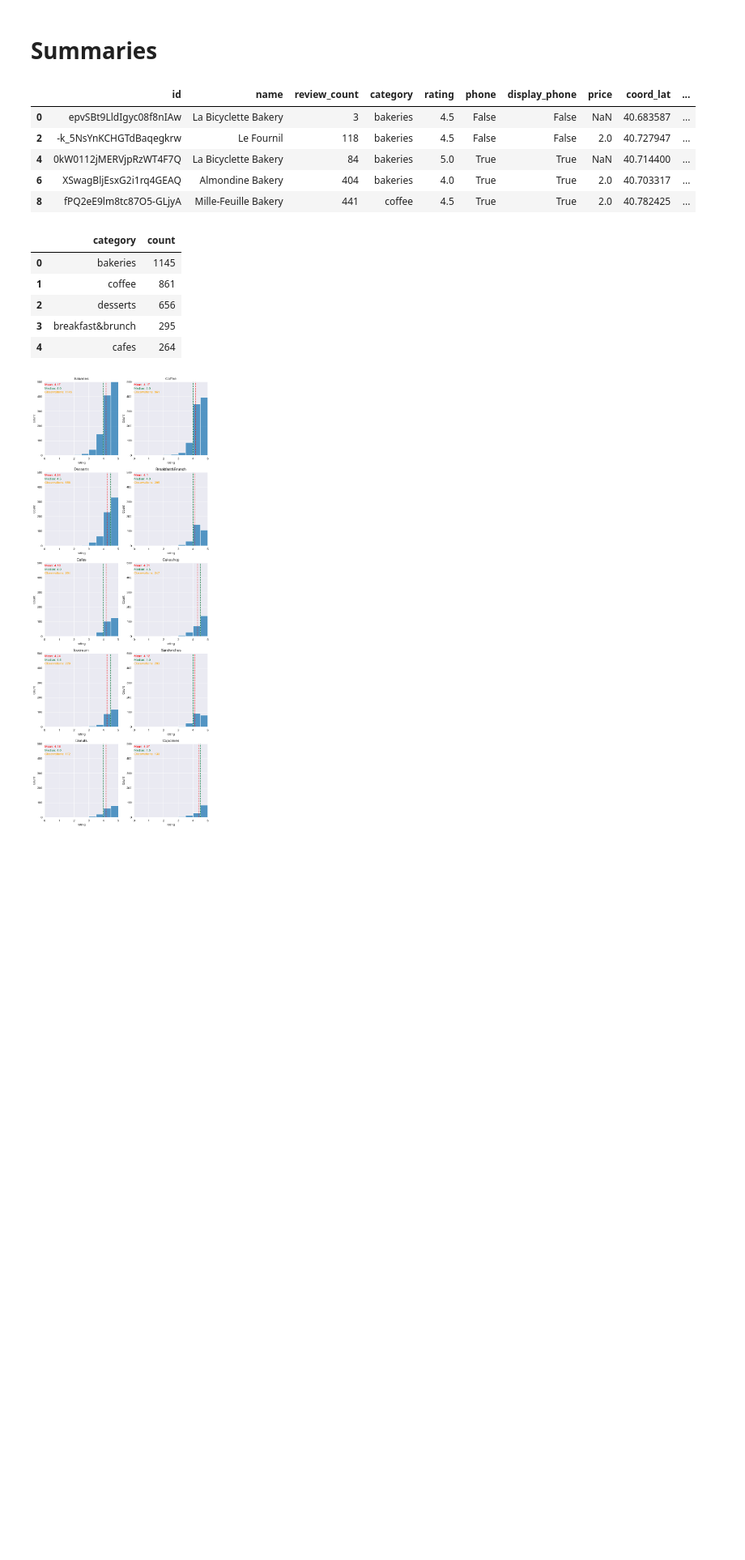
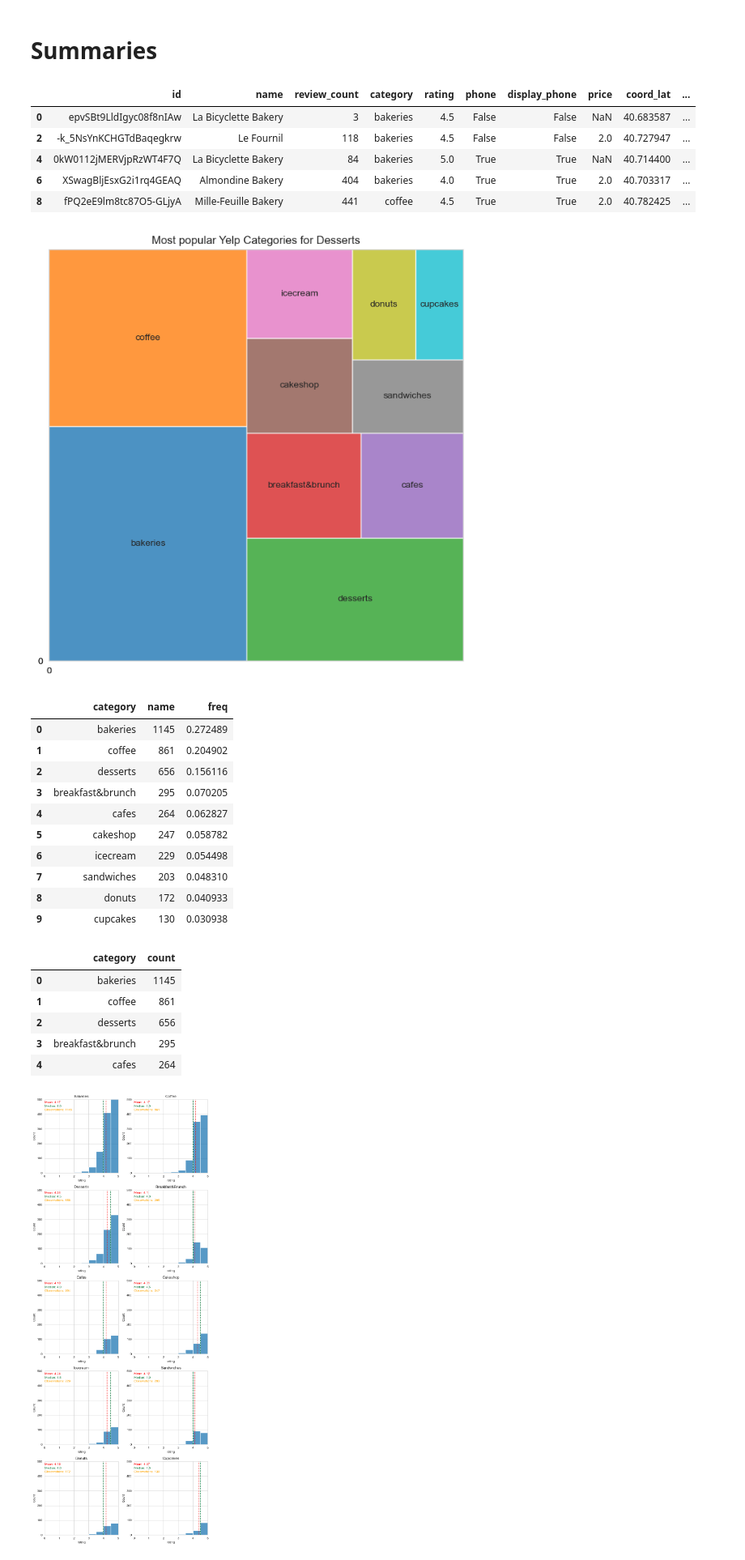
Before and after one commit to anderoos/analysis-of-nyc-bakeries, a Jupyter notebook: summary_analysis.ipynb, the cells around one changed output. Shown at 81% size. Drawn from its saved outputs; the diff is of its cells as text; code cells hidden in the pictures; blank space fills up the shorter version.

```diff
--- a/summary_analysis.ipynb
+++ b/summary_analysis.ipynb
@@ -30,3 +31,35 @@ df_main.head()
 | 4 | 0kW0112jMERVjpRzWT4F7Q | La Bicyclette Bakery | 84 | bakeries | 5.0 | True | True | NaN | 40.714400 | ... |
 | 6 | XSwagBljEsxG2i1rq4GEAQ | Almondine Bakery | 404 | bakeries | 4.0 | True | True | 2.0 | 40.703317 | ... |
 | 8 | fPQ2eE9lm8tc87O5-GLjyA | Mille-Feuille Bakery | 441 | coffee | 4.5 | True | True | 2.0 | 40.782425 | ... |
+# %%
+# Distribution of business category
+category_agg = df_main.groupby('category').agg({'name': 'count'}).sort_values(by='name', ascending=False).reset_index()
+
+ten_colors = sns.color_palette()
+
+import squarify
+to_squarify = category_agg.iloc[:10,:]
+to_squarify_sum = sum(to_squarify.name)
+to_squarify['freq'] = to_squarify.name.apply(lambda x: x/to_squarify_sum)
+
+fig7, ax7 = plt.subplots(figsize=(8,8))
+squarify.plot(sizes=to_squarify.name, label=to_squarify.category, alpha=0.8, color=ten_colors, ax=ax7)
+plt.title('Most popular Yelp Categories for Desserts')
+ax7.set_xticks((0,0))
+ax7.set_yticks((0,0))
+plt.show()
+fig7.savefig('Images/category-dist.png', format='png', dpi=150)
+to_squarify
+# %% [output]
+[figure, added]
+|  | category | name | freq |
+| 0 | bakeries | 1145 | 0.272489 |
+| 1 | coffee | 861 | 0.204902 |
+| 2 | desserts | 656 | 0.156116 |
+| 3 | breakfast&brunch | 295 | 0.070205 |
+| 4 | cafes | 264 | 0.062827 |
+| 5 | cakeshop | 247 | 0.058782 |
+| 6 | icecream | 229 | 0.054498 |
+| 7 | sandwiches | 203 | 0.048310 |
+| 8 | donuts | 172 | 0.040933 |
+| 9 | cupcakes | 130 | 0.030938 |
```
Also changed, not shown: parts of 10 cells of this notebook, 8 other files.
